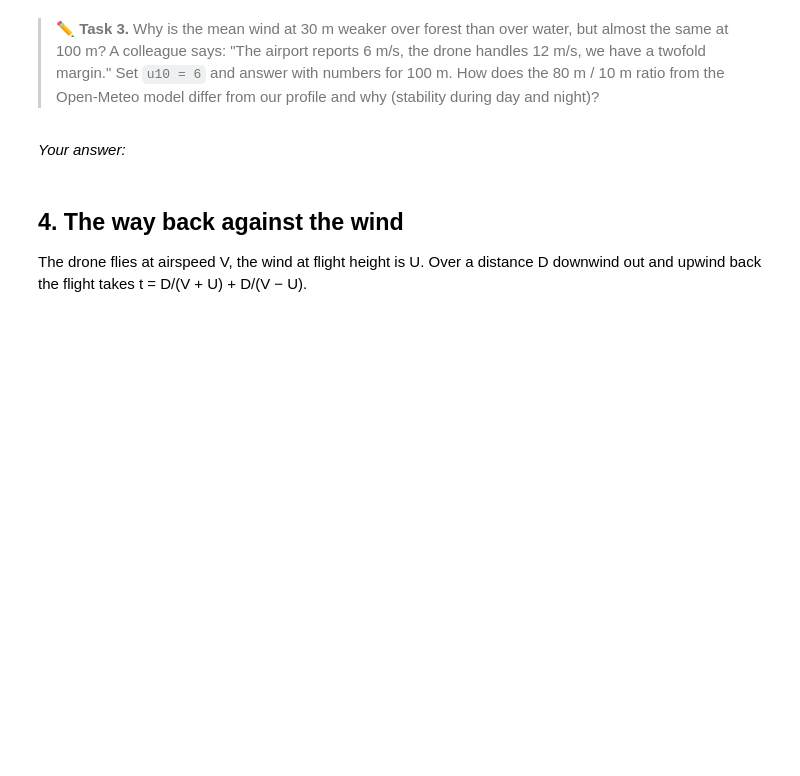
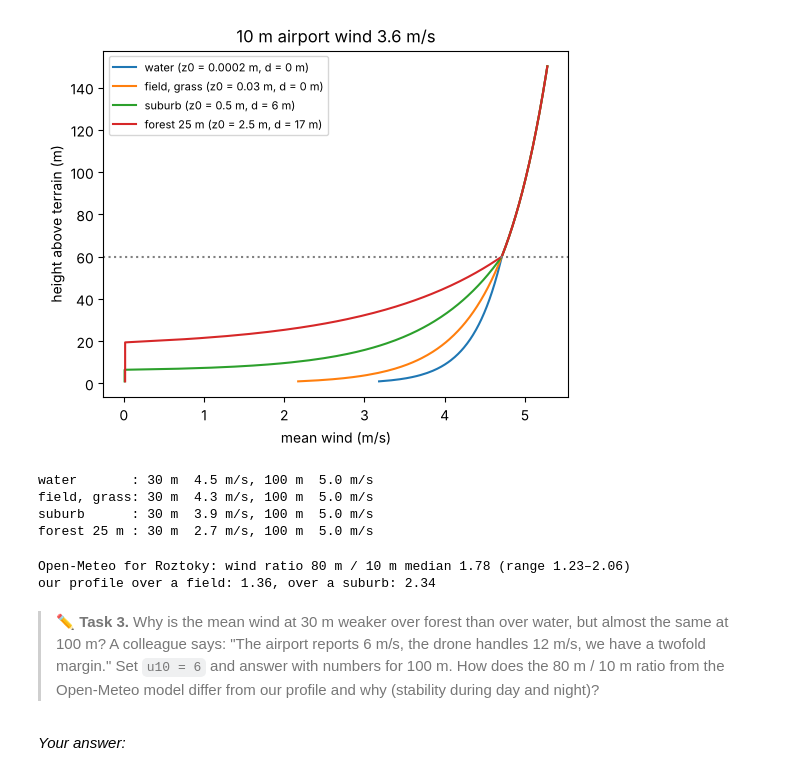
Before and after one commit to OpenSkyLab-space/notebooks, a Jupyter notebook: drone_weather_en.ipynb, the cells around one changed output. Cells and saved outputs as stored; diff of their text form; code cells hidden in the pictures; blank space fills up the shorter version.

```diff
--- a/drone_weather_en.ipynb
+++ b/drone_weather_en.ipynb
@@ -91,18 +146,0 @@ Airports measure wind 10 m above grass (roughness length z0 = 0.03 m). At a blen
-# %%
-def wind_at(z, u10, z0=0.03, d=0.0, zb=60.0):
-    ub = u10 * np.log(zb / 0.03) / np.log(10 / 0.03)                    # wind at the blending height above the airport
-    z = np.asarray(z, float)
-    site = ub * np.log(np.maximum(z - d, z0 * 1.01) / z0) / np.log((zb - d) / z0)
-    above = ub * np.log(z / 0.03) / np.log(zb / 0.03)
-    return np.where(z <= zb, site, above)
-
-TERRAIN = {"water": (0.0002, 0), "field, grass": (0.03, 0), "suburb": (0.5, 6), "forest 25 m": (2.5, 17)}
-u10 = float(met[met["station"] == "LKPR"]["wind m/s"].iloc[0])     # ◀ parameter: wind at 10 m (default is the latest Prague METAR)
-z = np.linspace(1, 150, 300)
-plt.figure(figsize=(6, 4.5))
-for name, (z0, d) in TERRAIN.items():
-    plt.plot(wind_at(z, u10, z0, d), z, label=f"{name} (z0 = {z0} m, d = {d} m)")
-plt.axhline(60, color="gray", ls=":"); plt.xlabel("mean wind (m/s)"); plt.ylabel("height above terrain (m)")
-plt.title(f"10 m airport wind {u10:.1f} m/s"); plt.legend(fontsize=8); plt.show()
-for name, (z0, d) in TERRAIN.items():
-    print(f"{name:12s}: 30 m {wind_at(30, u10, z0, d):4.1f} m/s, 100 m {wind_at(100, u10, z0, d):4.1f} m/s")
@@ -109,15 +151,39 @@ for name, (z0, d) in TERRAIN.items():
 # %%
-fc = open_meteo({"latitude": 50.152, "longitude": 14.392, "forecast_days": 2, "wind_speed_unit": "ms", "timezone": "Europe/Prague",
-                 "hourly": "wind_speed_10m,wind_speed_80m,wind_speed_120m,wind_gusts_10m,temperature_2m,dew_point_2m,visibility,precipitation"})
-fc = pd.DataFrame(fc["hourly"]).set_index("time")
-ratio80 = (fc.wind_speed_80m / fc.wind_speed_10m)[fc.wind_speed_10m > 2]
-print(f"Open-Meteo for Roztoky: wind ratio 80 m / 10 m median {ratio80.median():.2f} (range {ratio80.min():.2f}–{ratio80.max():.2f})")
-print(f"our profile over a field: {wind_at(80, 1.0, 0.03, 0) / 1.0:.2f}, over a suburb: {wind_at(80, 1.0, 0.5, 6) / wind_at(10, 1.0, 0.5, 6):.2f}")
+def wind_at(z, u10, z0=0.03, d=0.0, zb=60.0):
+    ub = u10 * np.log(zb / 0.03) / np.log(10 / 0.03)                    # wind at the blending height above the airport
+    z = np.asarray(z, float)
+    site = ub * np.log(np.maximum(z - d, z0 * 1.01) / z0) / np.log((zb - d) / z0)
+    above = ub * np.log(z / 0.03) / np.log(zb / 0.03)
+    return np.where(z <= zb, site, above)
+
+TERRAIN = {"water": (0.0002, 0), "field, grass": (0.03, 0), "suburb": (0.5, 6), "forest 25 m": (2.5, 17)}
+ST_U = ST_VIZ if (met["station"] == ST_VIZ).any() else "LKPR"
+u10 = float(met[met["station"] == ST_U]["wind m/s"].iloc[0])     # ◀ parameter: wind at 10 m (default is the latest Prague METAR)
+z = np.linspace(1, 150, 300)
+plt.figure(figsize=(6, 4.5))
+for name, (z0, d) in TERRAIN.items():
+    plt.plot(wind_at(z, u10, z0, d), z, label=f"{name} (z0 = {z0} m, d = {d} m)")
+plt.axhline(60, color="gray", ls=":"); plt.xlabel("mean wind (m/s)"); plt.ylabel("height above terrain (m)")
+plt.title(f"10 m airport wind {u10:.1f} m/s"); plt.legend(fontsize=8); plt.show()
+for name, (z0, d) in TERRAIN.items():
+    print(f"{name:12s}: 30 m {wind_at(30, u10, z0, d):4.1f} m/s, 100 m {wind_at(100, u10, z0, d):4.1f} m/s")
+# %% [output]
+[figure, added]
+water       : 30 m  4.5 m/s, 100 m  5.0 m/s
+field, grass: 30 m  4.3 m/s, 100 m  5.0 m/s
+suburb      : 30 m  3.9 m/s, 100 m  5.0 m/s
+forest 25 m : 30 m  2.7 m/s, 100 m  5.0 m/s
-# %% [markdown]
-> **✏️ Task 3.** Why is the mean wind at 30 m weaker over forest than over water, but almost the same at 100 m? A colleague says: "The airport reports 6 m/s, the drone handles 12 m/s, we have a twofold margin." Set `u10 = 6` and answer with numbers for 100 m. How does the 80 m / 10 m ratio from the Open-Meteo model differ from our profile and why (stability during day and night)?
+# %%
+fc = open_meteo({"latitude": 50.152, "longitude": 14.392, "forecast_days": 2, "wind_speed_unit": "ms", "timezone": "Europe/Prague",
+                 "hourly": "wind_speed_10m,wind_speed_80m,wind_speed_120m,wind_gusts_10m,temperature_2m,dew_point_2m,visibility,precipitation"})
+fc = pd.DataFrame(fc["hourly"]).set_index("time")
+ratio80 = (fc.wind_speed_80m / fc.wind_speed_10m)[fc.wind_speed_10m > 2]
+print(f"Open-Meteo for Roztoky: wind ratio 80 m / 10 m median {ratio80.median():.2f} (range {ratio80.min():.2f}–{ratio80.max():.2f})")
+print(f"our profile over a field: {wind_at(80, 1.0, 0.03, 0) / 1.0:.2f}, over a suburb: {wind_at(80, 1.0, 0.5, 6) / wind_at(10, 1.0, 0.5, 6):.2f}")
+# %% [output]
+Open-Meteo for Roztoky: wind ratio 80 m / 10 m median 1.78 (range 1.23–2.06)
+our profile over a field: 1.36, over a suburb: 2.34
 # %% [markdown]
-*Your answer:*
+> **✏️ Task 3.** Why is the mean wind at 30 m weaker over forest than over water, but almost the same at 100 m? A colleague says: "The airport reports 6 m/s, the drone handles 12 m/s, we have a twofold margin." Set `u10 = 6` and answer with numbers for 100 m. How does the 80 m / 10 m ratio from the Open-Meteo model differ from our profile and why (stability during day and night)?
 # %% [markdown]
-## 4. The way back against the wind
-
-The drone flies at airspeed V, the wind at flight height is U. Over a distance D downwind out and upwind back the flight takes t = D/(V + U) + D/(V − U).
+*Your answer:*
```
Also changed, not shown: parts of 34 cells of this notebook, 55 other files.
